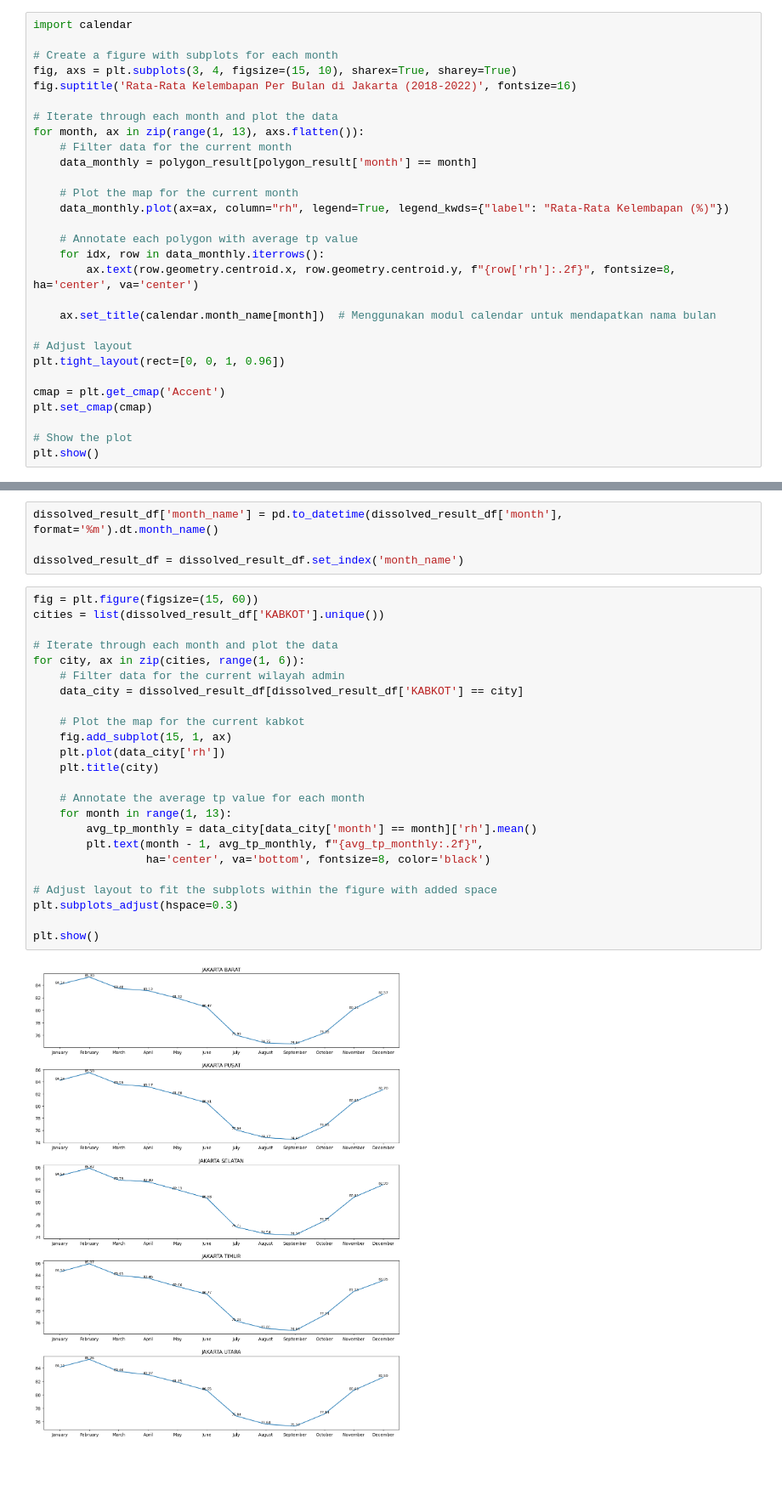
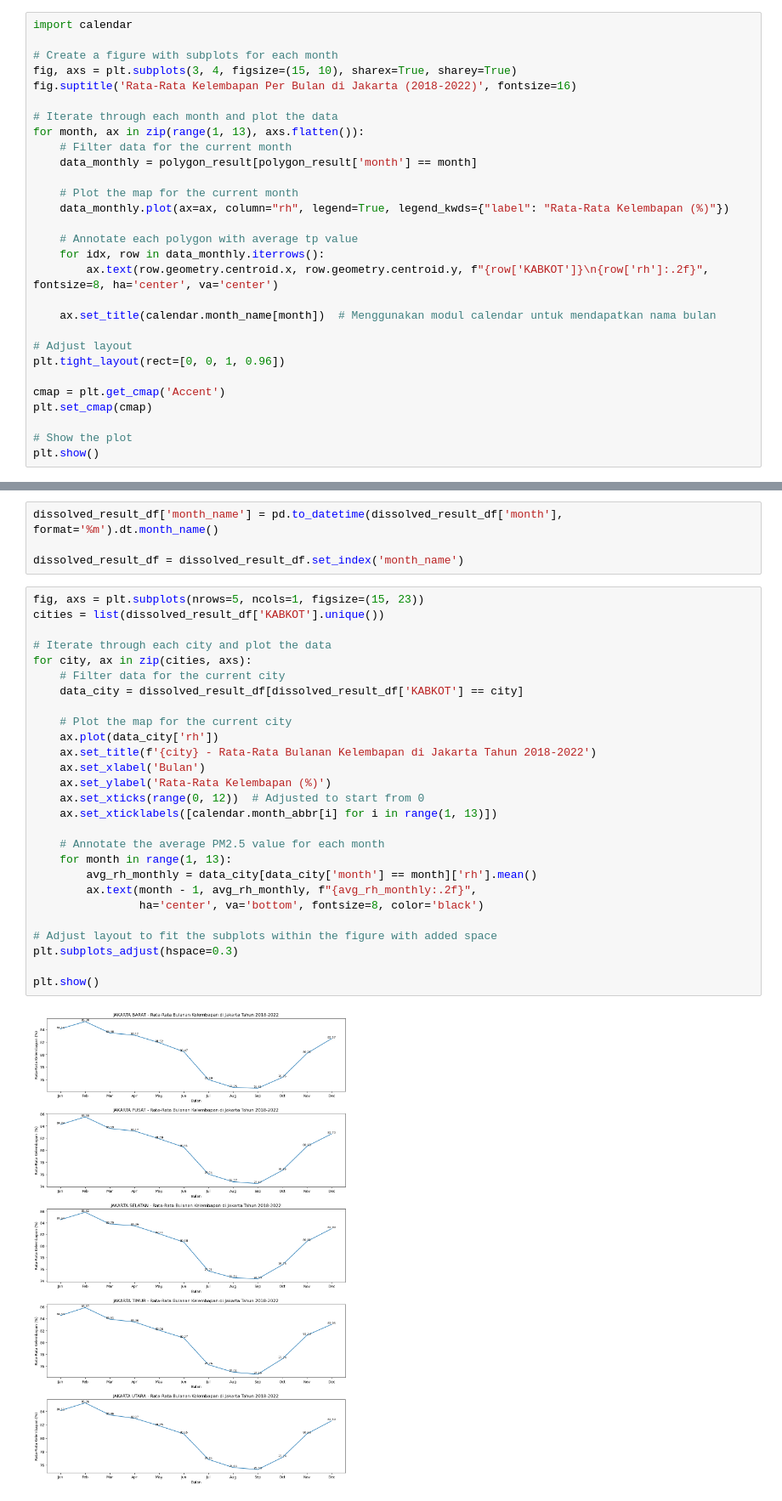
Before and after one commit to Putrizhn/script_putri, a Jupyter notebook: kelembaban/result_rh_noyear.ipynb, the cells around one changed output, grey strips where cells are left out. Shown at 85% size. Cells and saved outputs as stored; diff of their text form; blank space fills up the shorter version.

```diff
--- a/kelembaban/result_rh_noyear.ipynb
+++ b/kelembaban/result_rh_noyear.ipynb
@@ -128,7 +128,7 @@ for month, ax in zip(range(1, 13), axs.flatten()):
 
     # Annotate each polygon with average tp value
     for idx, row in data_monthly.iterrows():
-        ax.text(row.geometry.centroid.x, row.geometry.centroid.y, f"{row['rh']:.2f}", fontsize=8, ha='center', va='center')
+        ax.text(row.geometry.centroid.x, row.geometry.centroid.y, f"{row['KABKOT']}\n{row['rh']:.2f}", fontsize=8, ha='center', va='center')
 
     ax.set_title(calendar.month_name[month])  # Menggunakan modul calendar untuk mendapatkan nama bulan
 
@@ -149,28 +149,31 @@ dissolved_result_df['month_name'] = pd.to_datetime(dissolved_result_df['month'],
 
 dissolved_result_df = dissolved_result_df.set_index('month_name')
 # %%
-fig = plt.figure(figsize=(15, 60))
+fig, axs = plt.subplots(nrows=5, ncols=1, figsize=(15, 23))
 cities = list(dissolved_result_df['KABKOT'].unique())
 
-# Iterate through each month and plot the data
-for city, ax in zip(cities, range(1, 6)):
-    # Filter data for the current wilayah admin
+# Iterate through each city and plot the data
+for city, ax in zip(cities, axs):
+    # Filter data for the current city
     data_city = dissolved_result_df[dissolved_result_df['KABKOT'] == city]
 
-    # Plot the map for the current kabkot
-    fig.add_subplot(15, 1, ax)
-    plt.plot(data_city['rh'])
-    plt.title(city)
+    # Plot the map for the current city
+    ax.plot(data_city['rh'])
+    ax.set_title(f'{city} - Rata-Rata Bulanan Kelembapan di Jakarta Tahun 2018-2022')
+    ax.set_xlabel('Bulan')
+    ax.set_ylabel('Rata-Rata Kelembapan (%)')
+    ax.set_xticks(range(0, 12))  # Adjusted to start from 0
+    ax.set_xticklabels([calendar.month_abbr[i] for i in range(1, 13)])
 
-    # Annotate the average tp value for each month
+    # Annotate the average PM2.5 value for each month
     for month in range(1, 13):
-        avg_tp_monthly = data_city[data_city['month'] == month]['rh'].mean()
-        plt.text(month - 1, avg_tp_monthly, f"{avg_tp_monthly:.2f}",
-                 ha='center', va='bottom', fontsize=8, color='black')
+        avg_rh_monthly = data_city[data_city['month'] == month]['rh'].mean()
+        ax.text(month - 1, avg_rh_monthly, f"{avg_rh_monthly:.2f}",
+                ha='center', va='bottom', fontsize=8, color='black')
 
 # Adjust layout to fit the subplots within the figure with added space
 plt.subplots_adjust(hspace=0.3)
 
 plt.show()
 # %% [output]
-[figure, old version]
+[figure, new version]
```
Also changed, not shown: parts of 3 cells of this notebook, 1 other file.
